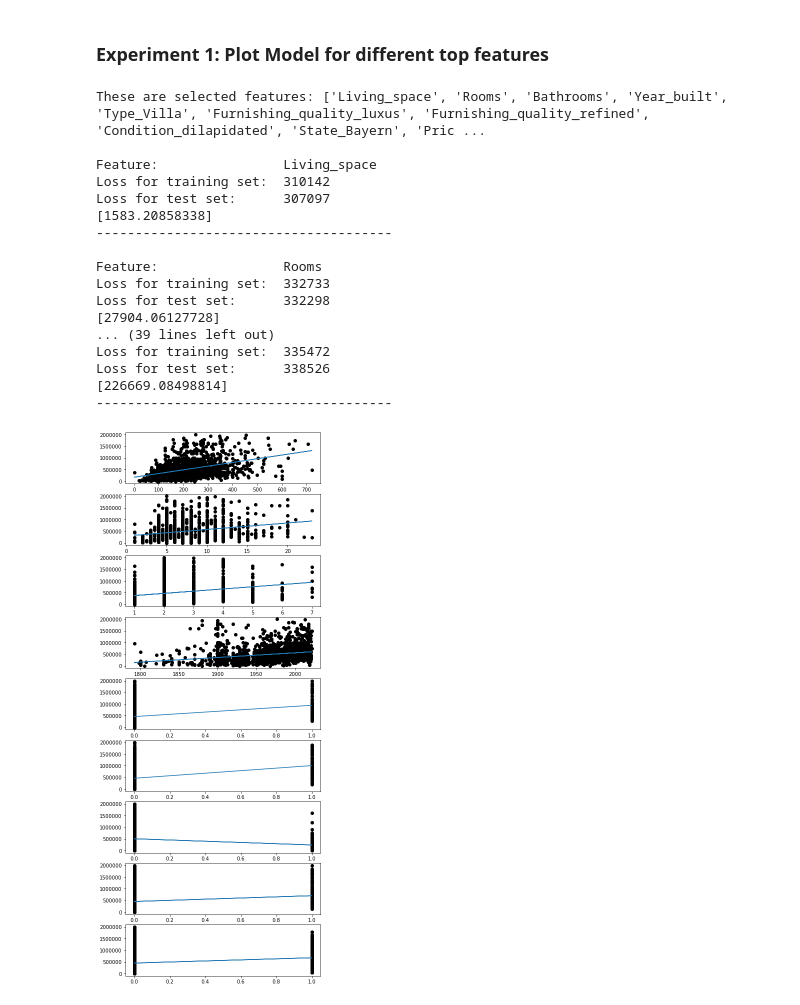
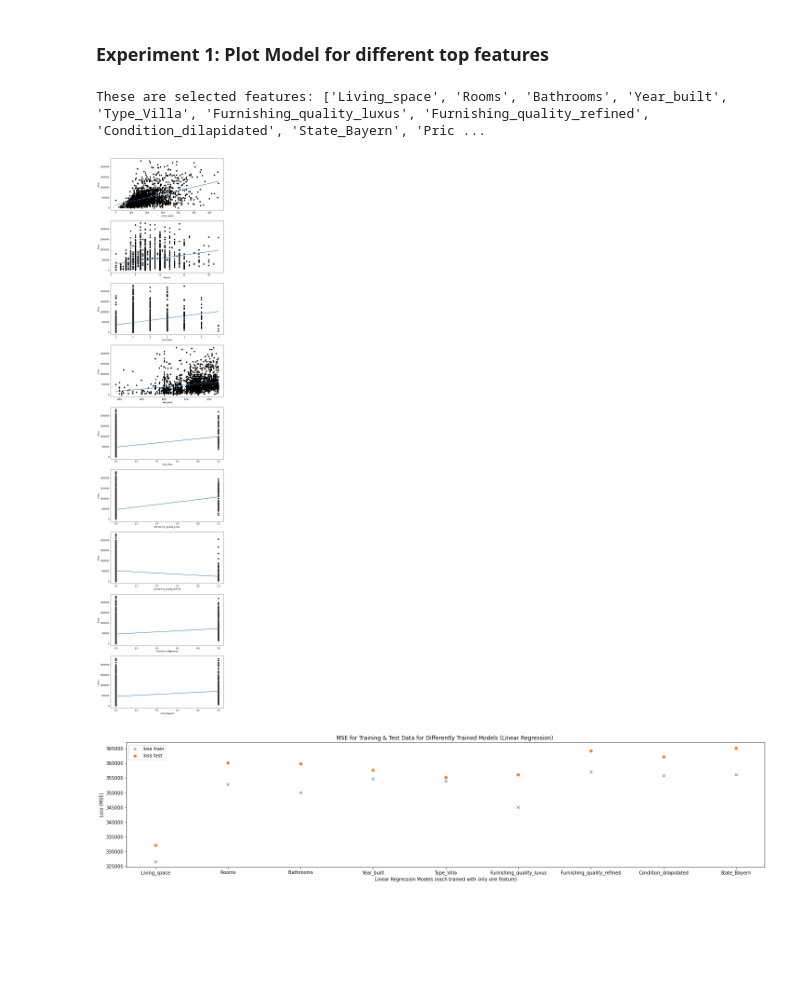
Before and after one commit to heuer-ja/CENG542-Knowledge-Discovery, a Jupyter notebook: germany_house_prices.ipynb, the cells around one changed output. Drawn from its saved outputs; the diff is of its cells as text; code cells hidden in the pictures; blank space fills up the shorter version.

Commit message:
Experiment 1 (simple linear regression  with different features, d=1) DONE

```diff
--- a/germany_house_prices.ipynb
+++ b/germany_house_prices.ipynb
@@ -324,63 +325,60 @@ def calc_loss(model, X, y):
 ### Experiment 1: Plot Model for different top features
 # %%
 # calc list of top features
-list_top_features = get_top_features(df=df_source, min_corr_factor=0.2)
+list_top_features = get_top_features(df=df_source, min_corr_factor=0.3)
 list_top_features.remove(col_y)
 
 
+list_loss_train = []
+list_loss_test = []
 
 fig, axs = plt.subplots(nrows=len(list_top_features))
-fig.set_figheight(20)
-fig.set_figwidth(7)
+fig.set_figheight(50)
+fig.set_figwidth(10)
 
 
 for i, feature in enumerate(list_top_features):
-    print(f"\nFeature:\t\t{feature}")
     # create dataframe only with one feature
     df_model = df_source.drop(columns=df_source.columns.difference([feature, col_y]))
 
     # split dataframe into train & test
     X_train, X_test, y_train, y_test = split_df_into_train_test(df=df_model)
 
     # train linear regression model
     model_linear = LinearRegression().fit(X_train, y_train)
 
-    # show score
+    # calc loss (MSE) for train & test
     loss_train = calc_loss(model_linear, X_train, y_train)
     loss_test  = calc_loss(model_linear, X_test, y_test)
-    print(f"Loss for training set:\t{loss_train}")
-    print(f"Loss for test set:\t{loss_test}")
-    print(f"{model_linear.coef_}")
-    print(f"--------------------------------------")
 
+    list_loss_train.append(loss_train)
+    list_loss_test.append(loss_test)
 
-    # pred
+    # plot
     y_pred = model_linear.predict(X_test)
-
-
     axs[i].ticklabel_format(useOffset=False)
     axs[i].scatter(X_test, y_test, color="black")
     axs[i].plot(X_test, y_pred)
     axs[i].ticklabel_format(style='plain')
+    axs[i].set_xlabel(f'{feature}')
+    axs[i].set_ylabel(f'{col_y}')
 # %% [output]
 These are selected features: ['Living_space', 'Rooms', 'Bathrooms', 'Year_built', 'Type_Villa', 'Furnishing_quality_luxus', 'Furnishing_quality_refined', 'Condition_dilapidated', 'State_Bayern', 'Pric ...
-
-Feature:                Living_space
-Loss for training set:  310142
-Loss for test set:      307097
-[1583.20858338]
---------------------------------------
-
-Feature:                Rooms
-Loss for training set:  332733
-Loss for test set:      332298
-[27904.06127728]
-... (39 lines left out)
-Loss for training set:  335472
-Loss for test set:      338526
-[226669.08498814]
---------------------------------------
-[figure, old version]
+[figure, new version]
+# %%
+
+fig, ax = plt.subplots()
+fig.set_figheight(5)
+fig.set_figwidth(25)
+ax.plot(list_top_features, list_loss_train, label="loss train", linestyle = 'None', marker="x")
+ax.plot(list_top_features, list_loss_test, label="loss test", linestyle = 'None', marker="o")
+ax.legend()
+ax.set_title("MSE for Training & Test Data for Differently Trained Models (Linear Regression).")
+ax.set_xlabel("Linear Regression Models (each trained with only one feature)")
+ax.set_ylabel("Loss (MSE)")
+plt.show()
+# %% [output]
+[figure, added]
 # %%
 '''
 EXPERIMENT 2: Look at score difference for different amount of features
```
Also changed, not shown: parts of 4 cells of this notebook, 1 other file.
